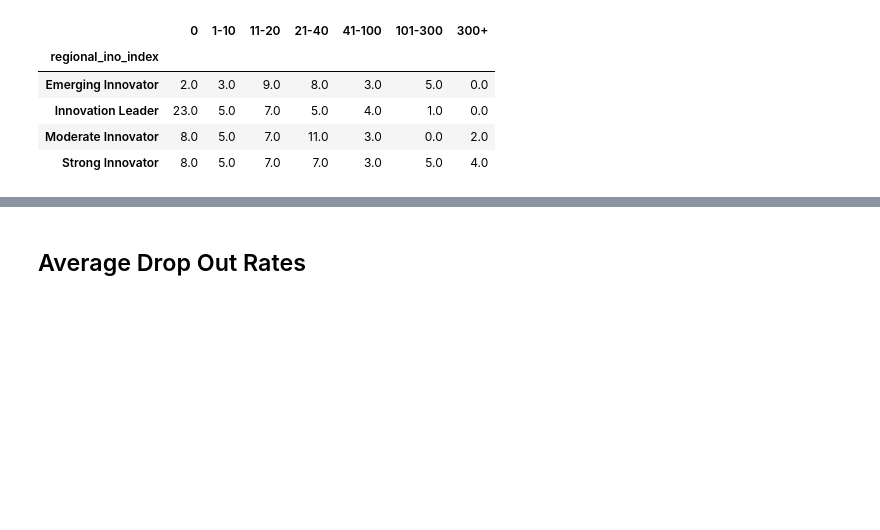
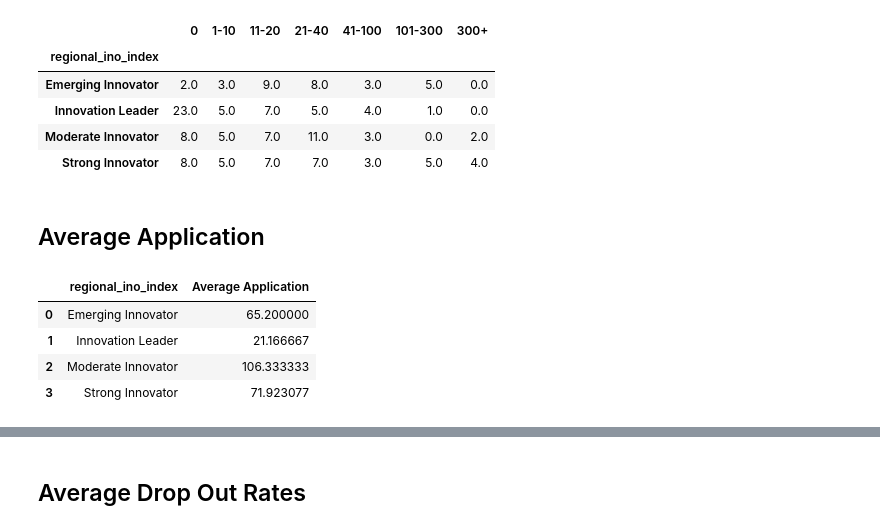
Before and after one commit to tahasarnic/EIT-surver, a Jupyter notebook: analysis.ipynb, the cells around one changed output, grey strips where cells are left out. Cells and saved outputs as stored; diff of their text form; code cells hidden in the pictures; blank space fills up the shorter version.

```diff
--- a/analysis.ipynb
+++ b/analysis.ipynb
@@ -583,3 +583,26 @@ pd.concat([ques_15_application_1, ques_15_application_2, ques_15_application_3],
 | Innovation Leader | 23.0 | 5.0 | 7.0 | 5.0 | 4.0 | 1.0 | 0.0 |
 | Moderate Innovator | 8.0 | 5.0 | 7.0 | 11.0 | 3.0 | 0.0 | 2.0 |
 | Strong Innovator | 8.0 | 5.0 | 7.0 | 7.0 | 3.0 | 5.0 | 4.0 |
+# %% [markdown]
+## Average Application
+# %%
+# Question 15
+df_ques_15 = df.iloc[:, df.columns.str.startswith('15')].fillna(0).assign(regional_ino_index = df['2023-22-21-19 Regional Innovation Index'])
+# %%
+# Application count manipulation
+df_ques_15[df_ques_15.columns[2]] = df_ques_15[df_ques_15.columns[2]].replace(['*', '-', 0, '1-2', '10-20', '20-40', '20-50', '3-6', '30-40', '?', 'na', 'not applicable'], ['0', '0', '0', '1.5', '15', '30', '35', '4.5', '35', '0', '0', '0']).astype('float')
+df_ques_15[df_ques_15.columns[6]] = df_ques_15[df_ques_15.columns[2]].replace(['*', '-', 0, '1-2', '10-20', '20-40', '20-50', '3-6', '30-40', '?', 'na', 'not applicable'], ['0', '0', '0', '1.5', '15', '30', '35', '4.5', '35', '0', '0', '0']).astype('float')
+df_ques_15[df_ques_15.columns[10]] = df_ques_15[df_ques_15.columns[2]].replace(['*', '-', 0, '1-2', '10-20', '20-40', '20-50', '3-6', '30-40', '?', 'na', 'not applicable'], ['0', '0', '0', '1.5', '15', '30', '35', '4.5', '35', '0', '0', '0']).astype('float')
+# %%
+ques_15_application_avg_1 = df_ques_15.groupby('regional_ino_index')[df_ques_15.columns[2]].mean().reset_index().rename(columns = {df_ques_15.columns[2]:'Average Application'})
+ques_15_application_avg_2 = df_ques_15.groupby('regional_ino_index')[df_ques_15.columns[6]].mean().reset_index().rename(columns = {df_ques_15.columns[6]:'Average Application'})
+ques_15_application_avg_3 = df_ques_15.groupby('regional_ino_index')[df_ques_15.columns[10]].mean().reset_index().rename(columns = {df_ques_15.columns[10]:'Average Application'})
+# %%
+# Average 0 included
+pd.concat([ques_15_application_avg_1, ques_15_application_avg_2, ques_15_application_avg_3], axis = 0).groupby('regional_ino_index')['Average Application'].mean().reset_index()
+# %% [output]
+|  | regional_ino_index | Average Application |
+| 0 | Emerging Innovator | 65.200000 |
+| 1 | Innovation Leader | 21.166667 |
+| 2 | Moderate Innovator | 106.333333 |
+| 3 | Strong Innovator | 71.923077 |
```
Also changed, not shown: parts of 1 cell of this notebook, 1 other file.
